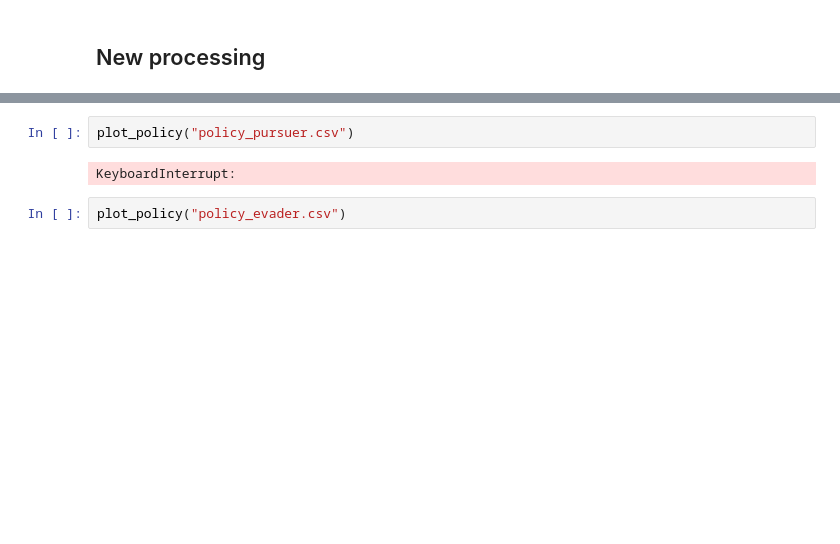
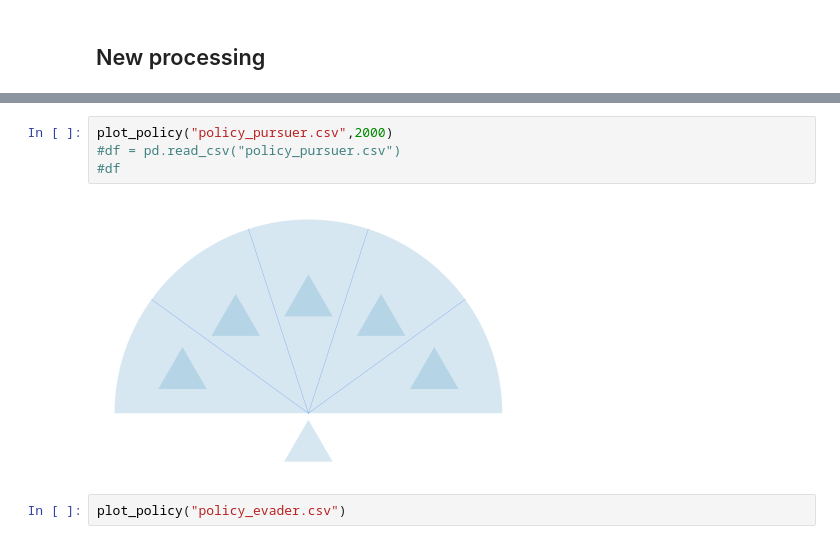
Before and after one commit to fbrand-new/reinforced-birds, a Jupyter notebook: AuxPlots.ipynb, the cells around one changed output, grey strips where cells are left out. Drawn from its saved outputs; the diff is of its cells as text; blank space fills up the shorter version.

```diff
--- a/AuxPlots.ipynb
+++ b/AuxPlots.ipynb
@@ -163,7 +155,9 @@ def plot_policy(csv_file):
 # %%
-plot_policy("policy_pursuer.csv")
+plot_policy("policy_pursuer.csv",2000)
+#df = pd.read_csv("policy_pursuer.csv")
+#df
 # %% [output]
-KeyboardInterrupt:
+[figure, added]
 # %%
 plot_policy("policy_evader.csv")
 # %% [output]
```
Also changed, not shown: parts of 12 cells of this notebook, 5 other files.
